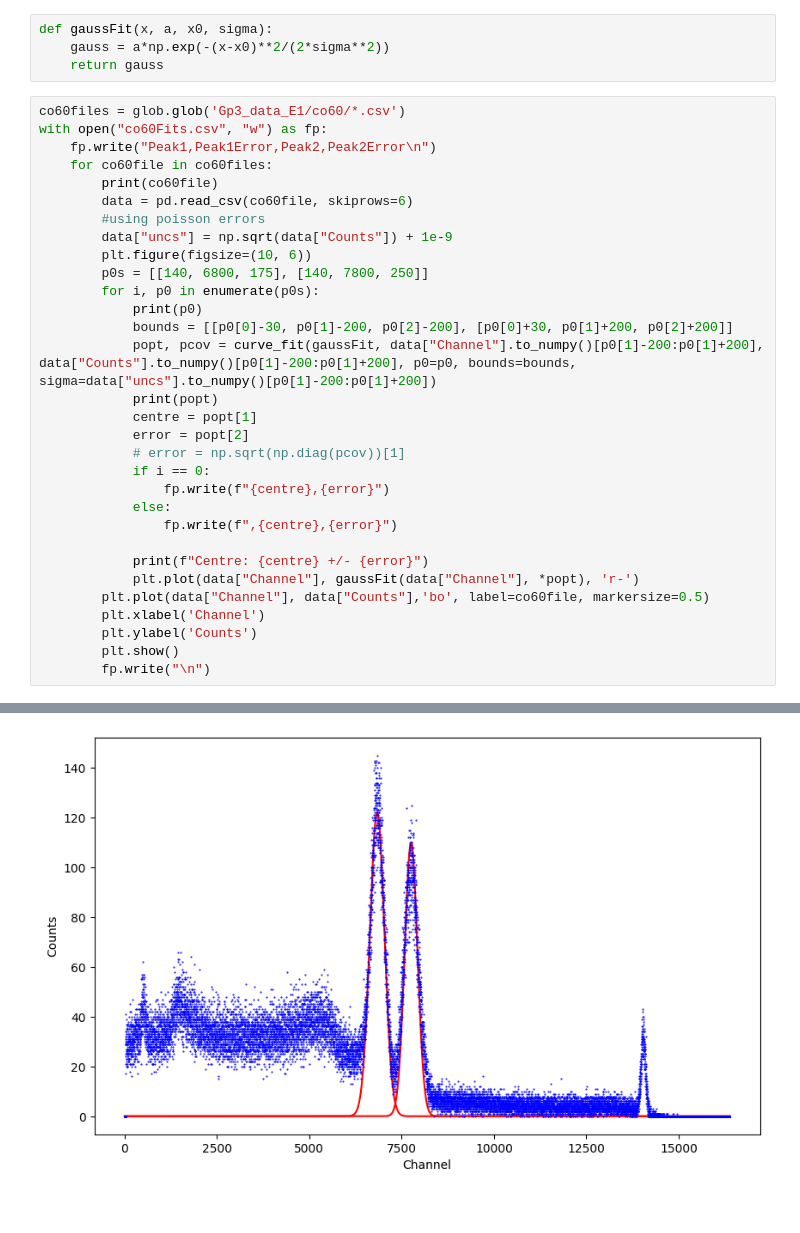
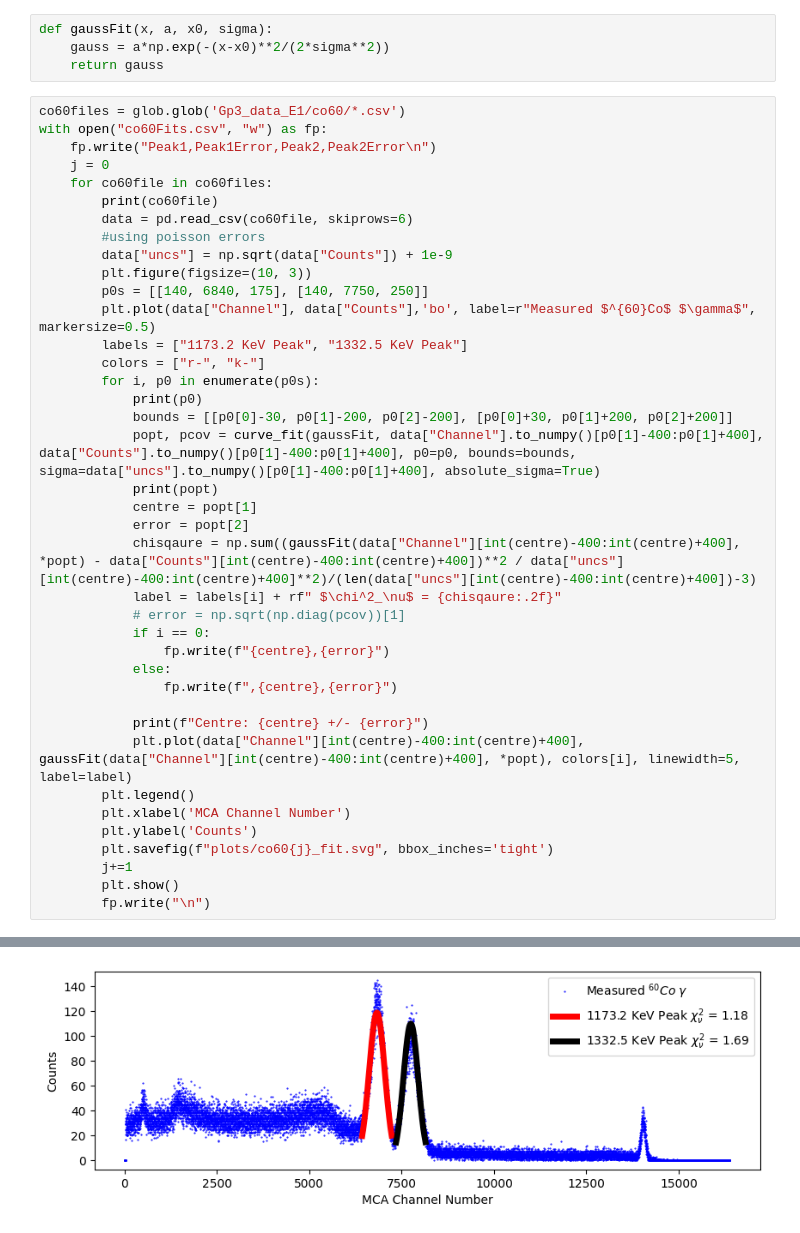
Before and after one commit to Shaquible/ENPH453, a Jupyter notebook: beta/calibrationFits.ipynb, the cells around one changed output, grey strips where cells are left out. Cells and saved outputs as stored; diff of their text form.

```diff
--- a/beta/calibrationFits.ipynb
+++ b/beta/calibrationFits.ipynb
@@ -12,20 +12,26 @@ def gaussFit(x, a, x0, sigma):
 co60files = glob.glob('Gp3_data_E1/co60/*.csv')
 with open("co60Fits.csv", "w") as fp:
     fp.write("Peak1,Peak1Error,Peak2,Peak2Error\n")
+    j = 0
     for co60file in co60files:
         print(co60file)
         data = pd.read_csv(co60file, skiprows=6)
         #using poisson errors
         data["uncs"] = np.sqrt(data["Counts"]) + 1e-9
-        plt.figure(figsize=(10, 6))
-        p0s = [[140, 6800, 175], [140, 7800, 250]]
+        plt.figure(figsize=(10, 3))
+        p0s = [[140, 6840, 175], [140, 7750, 250]]
+        plt.plot(data["Channel"], data["Counts"],'bo', label=r"Measured $^{60}Co$ $\gamma$", markersize=0.5)
+        labels = ["1173.2 KeV Peak", "1332.5 KeV Peak"]
+        colors = ["r-", "k-"]
         for i, p0 in enumerate(p0s):
             print(p0)
             bounds = [[p0[0]-30, p0[1]-200, p0[2]-200], [p0[0]+30, p0[1]+200, p0[2]+200]]
-            popt, pcov = curve_fit(gaussFit, data["Channel"].to_numpy()[p0[1]-200:p0[1]+200], data["Counts"].to_numpy()[p0[1]-200:p0[1]+200], p0=p0, bounds=bounds, sigma=data["uncs"].to_numpy()[p0[1]-200:p0[1]+200])
+            popt, pcov = curve_fit(gaussFit, data["Channel"].to_numpy()[p0[1]-400:p0[1]+400], data["Counts"].to_numpy()[p0[1]-400:p0[1]+400], p0=p0, bounds=bounds, sigma=data["uncs"].to_numpy()[p0[1]-400:p0[1]+400], absolute_sigma=True)
             print(popt)
             centre = popt[1]
             error = popt[2]
+            chisqaure = np.sum((gaussFit(data["Channel"][int(centre)-400:int(centre)+400], *popt) - data["Counts"][int(centre)-400:int(centre)+400])**2 / data["uncs"][int(centre)-400:int(centre)+400]**2)/(len(data["uncs"][int(centre)-400:int(centre)+400])-3)
+            label = labels[i] + rf" $\chi^2_\nu$ = {chisqaure:.2f}"
             # error = np.sqrt(np.diag(pcov))[1]
             if i == 0:
                 fp.write(f"{centre},{error}")
@@ -33,10 +39,12 @@ with open("co60Fits.csv", "w") as fp:
                 fp.write(f",{centre},{error}")
 
             print(f"Centre: {centre} +/- {error}")
-            plt.plot(data["Channel"], gaussFit(data["Channel"], *popt), 'r-')
-        plt.plot(data["Channel"], data["Counts"],'bo', label=co60file, markersize=0.5)
-        plt.xlabel('Channel')
+            plt.plot(data["Channel"][int(centre)-400:int(centre)+400], gaussFit(data["Channel"][int(centre)-400:int(centre)+400], *popt), colors[i], linewidth=5, label=label)
+        plt.legend()
+        plt.xlabel('MCA Channel Number')
         plt.ylabel('Counts')
+        plt.savefig(f"plots/co60{j}_fit.svg", bbox_inches='tight')
+        j+=1
         plt.show()
         fp.write("\n")
 # %% [output]
@@ -50,2 +58,2 @@ Centre: 7755.688689744909 +/- 172.37466834812895
-[figure, old version]
+[figure, new version]
 Gp3_data_E1/co60\Co60_30_2_805v.csv
```
Also changed, not shown: parts of 4 cells of this notebook, 45 other files.
